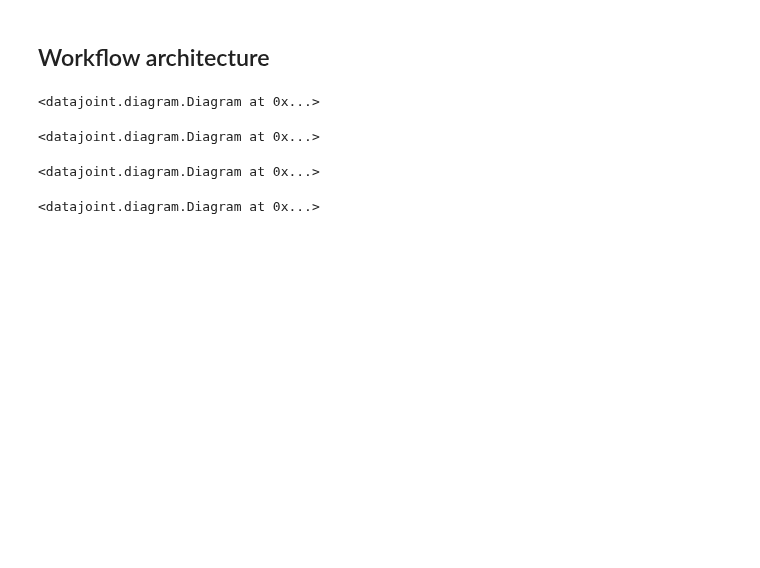
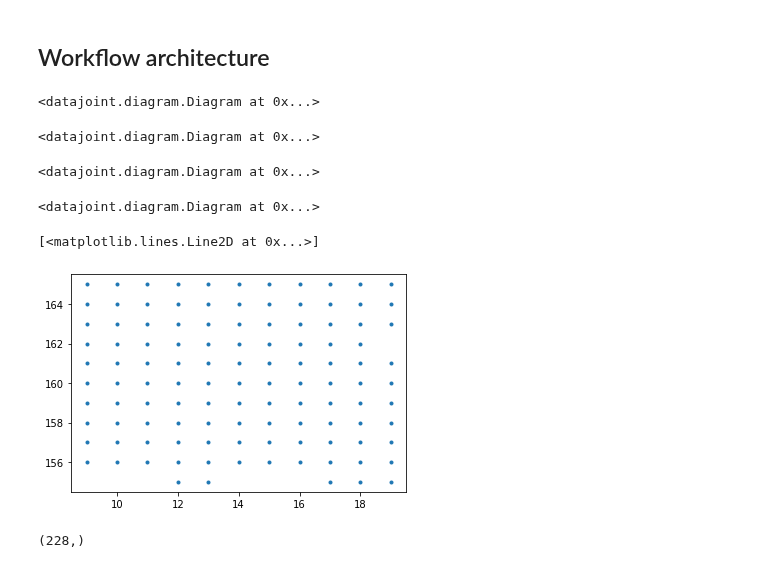
Before and after one commit to datajoint/element-calcium-imaging, a Jupyter notebook: notebooks/05-explore.ipynb, the cells around one changed output. Drawn from its saved outputs; the diff is of its cells as text; code cells hidden in the pictures; blank space fills up the shorter version.

```diff
--- a/notebooks/explore_workflow.ipynb
+++ b/notebooks/05-explore.ipynb
@@ -40,3 +45,5 @@ scan.ScanInfo.Field()
 imaging.ProcessingParamSet()
 # %%
 imaging.ProcessingTask()
+# %%
+mask_xpix, mask_ypix = (imaging.Segmentation.Mask & 'subject="moser_2d"' & 'paramset_idx=1').fetch('mask_xpix', 'mask_ypix')
@@ -42,0 +52,10 @@ imaging.ProcessingTask()
+# %%
+pyplot.plot(mask_xpix, mask_ypix, '.')
+# %% [output]
+[<matplotlib.lines.Line2D at 0x...>]
+[figure, added]
+# %%
+import numpy as np
+np.shape(mask_xpix[0])
+# %% [output]
+(228,)
```
Also changed, not shown: parts of 4 cells of this notebook, 1 other file.
